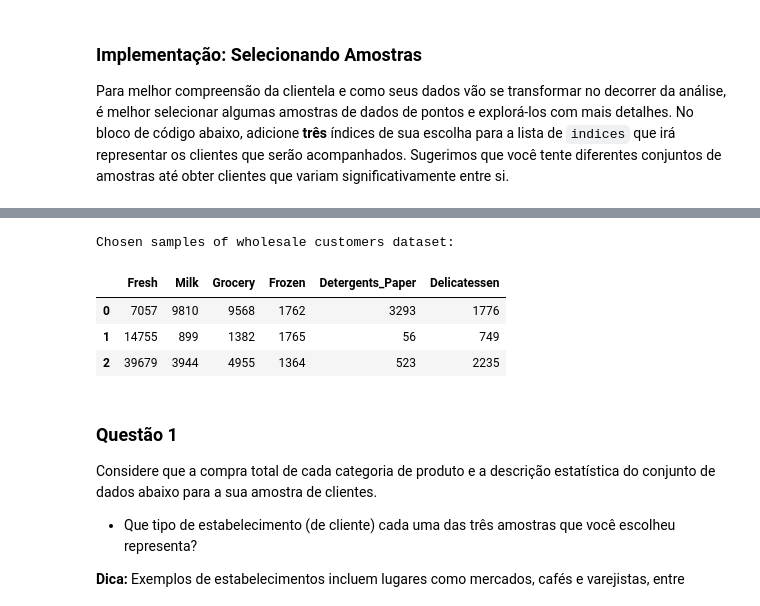
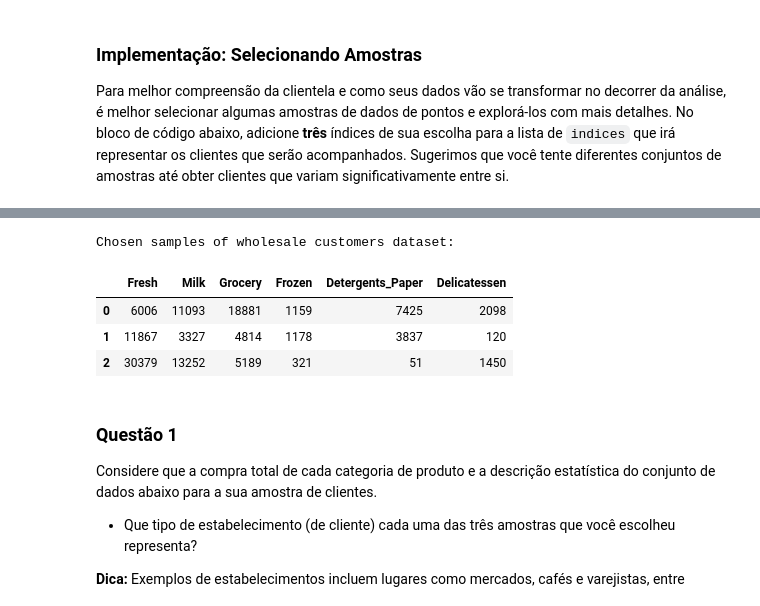
Before and after one commit to joaopaulopbjp/customer_segments, a Jupyter notebook: customer_segments_PT.ipynb, the cells around one changed output, grey strips where cells are left out. Drawn from its saved outputs; the diff is of its cells as text; code cells hidden in the pictures.

```diff
--- a/customer_segments_PT.ipynb
+++ b/customer_segments_PT.ipynb
@@ -61,17 +96,20 @@ Para melhor compreensão da clientela e como seus dados vão se transformar no d
 # %%
-# TODO: Selecione três índices de sua escolha que você gostaria de obter como amostra do conjunto de dados
-indices = [1,220,370]
+# Selecione três índices de sua escolha que você gostaria de obter como amostra do conjunto de dados
+indices = [9,84,141]
+## 9 - Varejista de balas e doces
+## 84 - Mercado
+## 141 - Restaurante
 
 # Crie um DataFrame das amostras escolhidas
 samples = pd.DataFrame(data.loc[indices], columns = data.keys()).reset_index(drop = True)
 print "Chosen samples of wholesale customers dataset:"
 display(samples)
 # %% [output]
 Chosen samples of wholesale customers dataset:
 |  | Fresh | Milk | Grocery | Frozen | Detergents_Paper | Delicatessen |
-| 0 | 7057 | 9810 | 9568 | 1762 | 3293 | 1776 |
-| 1 | 14755 | 899 | 1382 | 1765 | 56 | 749 |
-| 2 | 39679 | 3944 | 4955 | 1364 | 523 | 2235 |
+| 0 | 6006 | 11093 | 18881 | 1159 | 7425 | 2098 |
+| 1 | 11867 | 3327 | 4814 | 1178 | 3837 | 120 |
+| 2 | 30379 | 13252 | 5189 | 321 | 51 | 1450 |
 # %% [markdown]
 ### Questão 1
 Considere que a compra total de cada categoria de produto e a descrição estatística do conjunto de dados abaixo para a sua amostra de clientes.
```
Also changed, not shown: parts of 17 cells of this notebook.
